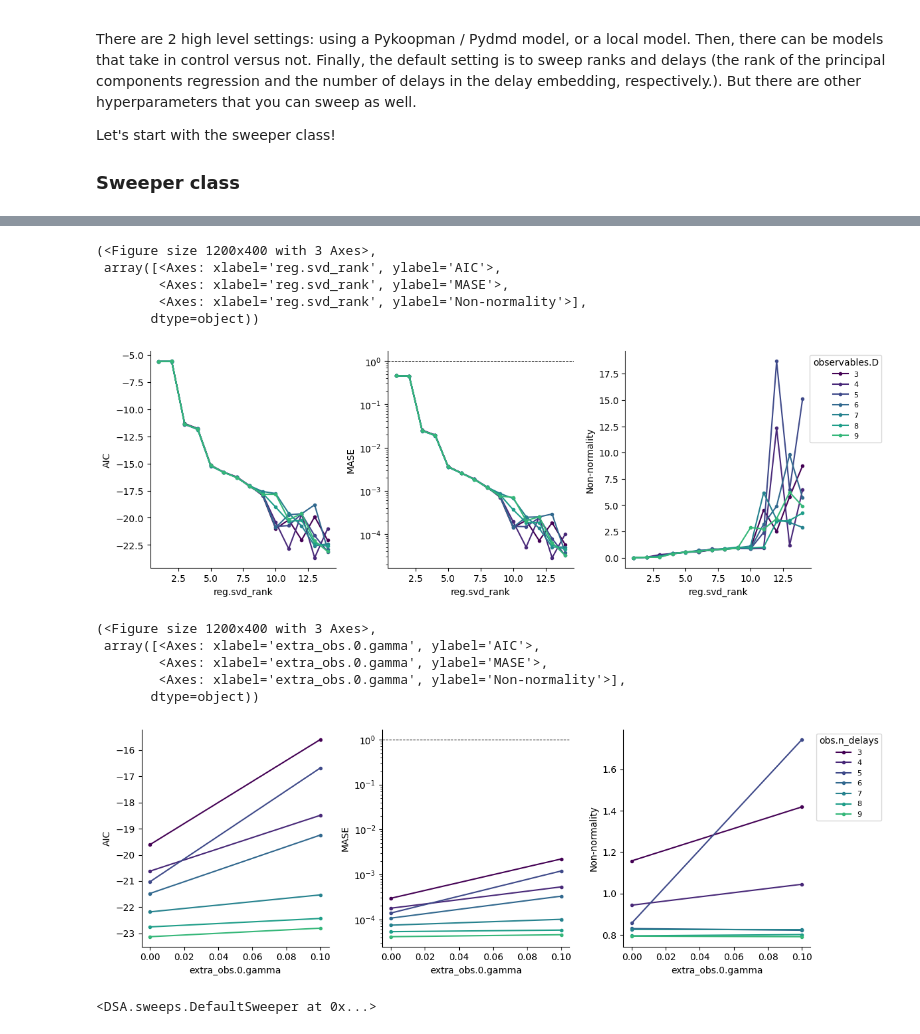
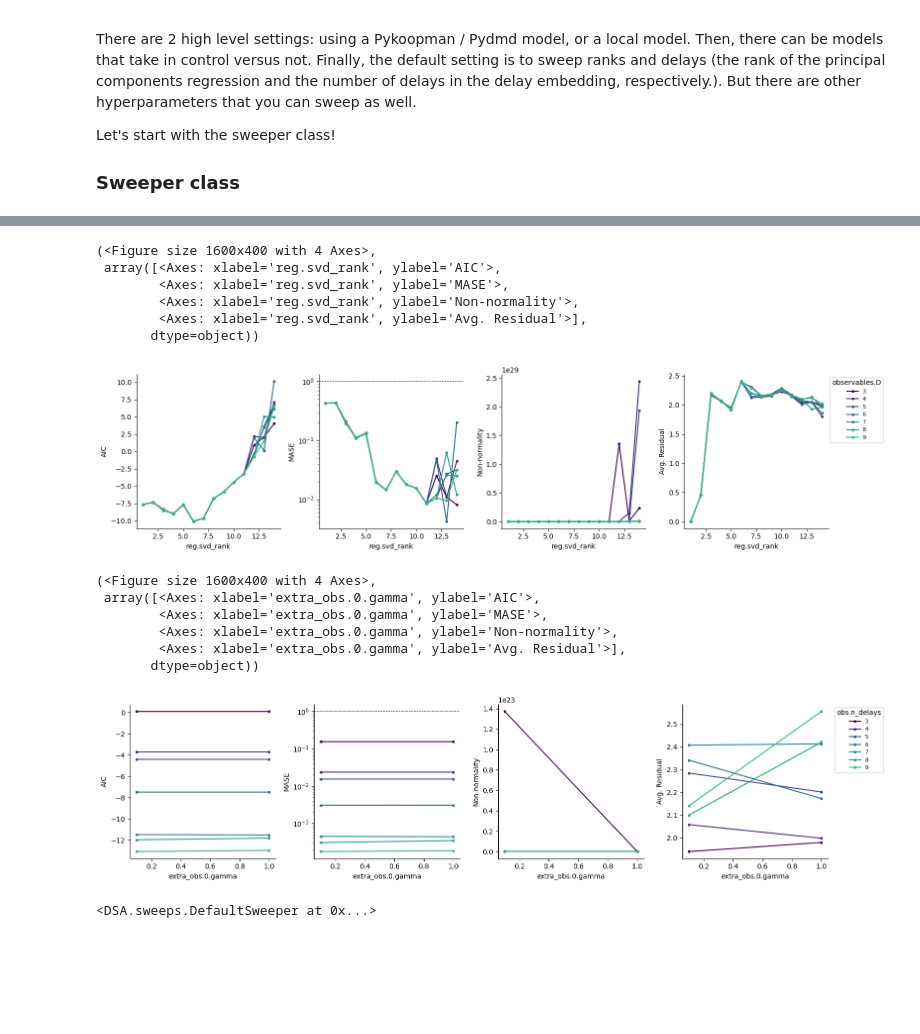
Before and after one commit to mitchellostrow/DSA, a Jupyter notebook: examples/sweep_resdmd_tutorial.ipynb, the cells around one changed output, grey strips where cells are left out. Saved outputs shown, nothing was run; the diff lists cells and outputs as text; code cells hidden in the pictures; blank space fills up the shorter version.

```diff
--- a/examples/sweep_resdmd_tutorial.ipynb
+++ b/examples/sweep_resdmd_tutorial.ipynb
@@ -87,7 +87,7 @@ def generate_trajectory(A, B, n_timesteps, n_trials, noise_std=0.01,use_control=
     return X, U
 
 # Generate training data
-X_train, U_train = generate_trajectory(A_true, B_true, n_timesteps, n_trials,noise_std=0.0,partial_observ_frac=1)
+X_train, U_train = generate_trajectory(A_true, B_true, n_timesteps, n_trials,noise_std=0.0,partial_observ_frac=0.1)
 
 print(f"Generated data shape:")
 print(f"  State data X: {X_train.shape}")
@@ -172,31 +175,33 @@ sweeper.plot()
 # %%
 from DSA.sweeps import PyKoopmanSweeper
 import pykoopman as pk
 from pydmd import SubspaceDMD,DMD
 #we can also sweep other parameters here! here we sweep the dimension of random fourier features
 sweeper = PyKoopmanSweeper(
     data=X_train[0],
     control_data=None,
     param1_name="observables.D",
     param1_values=np.arange(3,10),
     param2_name="reg.svd_rank",
     param2_values=np.arange(1,15),
     reseed=1,
     base_regressor_class=SubspaceDMD,
     base_observable_class = pk.observables.RandomFourierFeatures,
     base_observable_kwargs = {'gamma':0.1,'include_state':False},
-    extra_observables = pk.observables.TimeDelay(n_delays=5)
+    extra_observables = pk.observables.TimeDelay(n_delays=5),
+    compute_residuals=True
     # base_regressor_class=pk.regression.DMDc,  # Must use DMDc or EDMDc
 )
 sweeper.sweep()
 sweeper.plot()
 # %% [output]
-(<Figure size 1200x400 with 3 Axes>,
+(<Figure size 1600x400 with 4 Axes>,
  array([<Axes: xlabel='reg.svd_rank', ylabel='AIC'>,
         <Axes: xlabel='reg.svd_rank', ylabel='MASE'>,
-        <Axes: xlabel='reg.svd_rank', ylabel='Non-normality'>],
+        <Axes: xlabel='reg.svd_rank', ylabel='Non-normality'>,
+        <Axes: xlabel='reg.svd_rank', ylabel='Avg. Residual'>],
        dtype=object))
-[figure, old version]
+[figure, new version]
 # %%
 # Sweep TimeDelay n_delays AND RandomFourierFeatures D
 sweeper = PyKoopmanSweeper(
@@ -205,23 +210,25 @@ sweeper = PyKoopmanSweeper(
     param1_name="obs.n_delays",           # Sweep TimeDelay.n_delays
     param1_values=np.arange(3, 10),
     param2_name="extra_obs.0.gamma",          # Sweep RFF.D (first extra observable)
-    param2_values=[0,0.1],
+    param2_values=[1,0.1],
     base_observable_class=pk.observables.TimeDelay,
     extra_observables=[pk.observables.RandomFourierFeatures],  # Pass CLASS, not instance
     extra_observable_kwargs=[{"include_state": False,'D':10}],  # Optional default kwargs for RFF
     base_regressor_class=SubspaceDMD,
-    base_regressor_kwargs={'svd_rank':10}
+    base_regressor_kwargs={'svd_rank':10},
+    compute_residuals=True
 
 )
 sweeper.sweep()
 sweeper.plot()
 # %% [output]
-(<Figure size 1200x400 with 3 Axes>,
+(<Figure size 1600x400 with 4 Axes>,
  array([<Axes: xlabel='extra_obs.0.gamma', ylabel='AIC'>,
         <Axes: xlabel='extra_obs.0.gamma', ylabel='MASE'>,
-        <Axes: xlabel='extra_obs.0.gamma', ylabel='Non-normality'>],
+        <Axes: xlabel='extra_obs.0.gamma', ylabel='Non-normality'>,
+        <Axes: xlabel='extra_obs.0.gamma', ylabel='Avg. Residual'>],
        dtype=object))
-[figure, old version]
+[figure, new version]
 # %%
 from DSA.sweeps import DefaultSweeper
 # With control data
```
Also changed, not shown: parts of 11 cells of this notebook, 2 other files.
